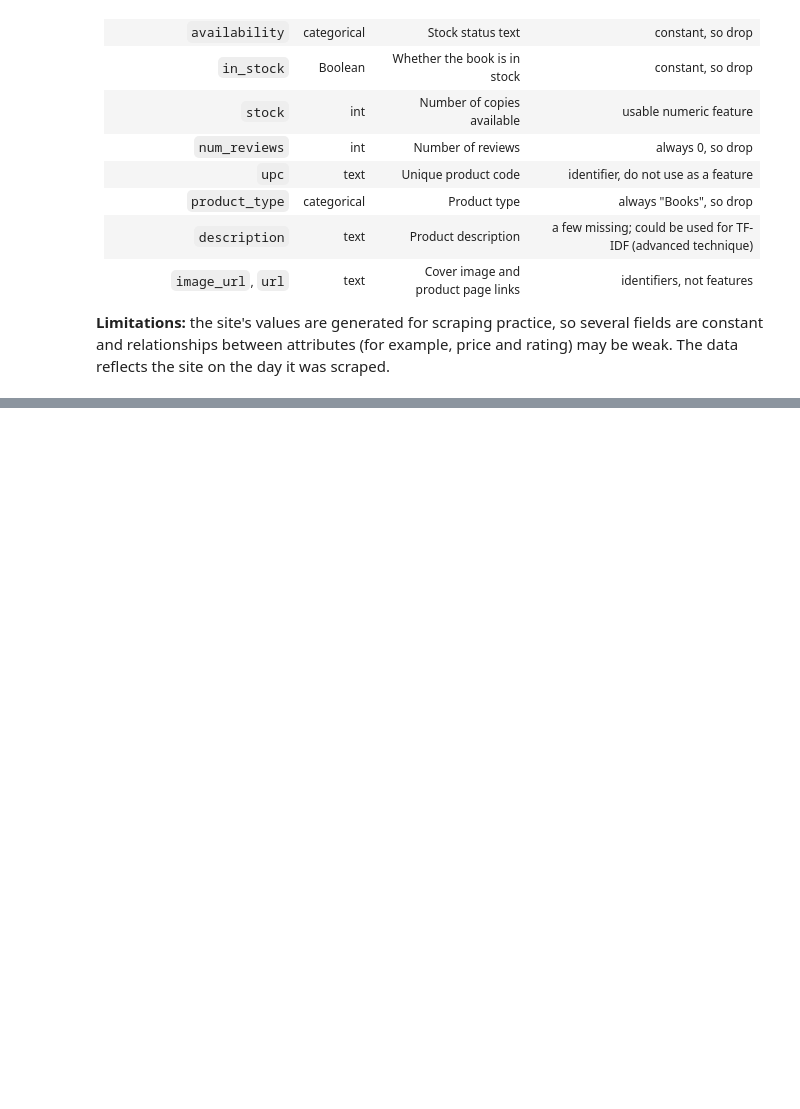
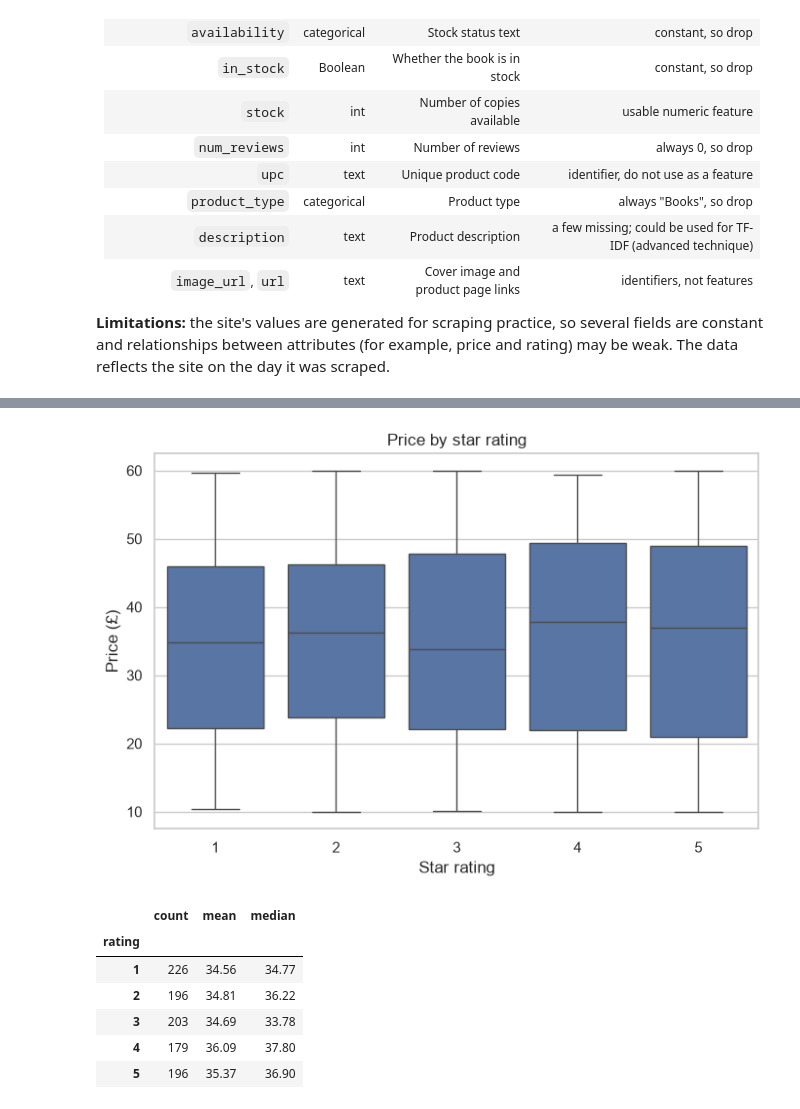
Before and after one commit to Sufwan499/E-CommerceProject_L250035, a Jupyter notebook: PFAI_Project_25L_0035.ipynb, the cells around one changed output, grey strips where cells are left out. Cells and saved outputs as stored; diff of their text form; code cells hidden in the pictures; blank space fills up the shorter version.

```diff
--- a/PFAI_Project_25L_0035.ipynb
+++ b/PFAI_Project_25L_0035.ipynb
@@ -533,0 +560,21 @@ Name: count, dtype: int64
+# %%
+import os
+import numpy as np
+import pandas as pd
+import matplotlib.pyplot as plt
+import seaborn as sns
+
+INPUT_FILE = "books_structured.csv"   # typed version saved in Part A (books_raw.csv is text only)
+FIG_DIR = "figures"
+os.makedirs(FIG_DIR, exist_ok=True)
+
+sns.set_theme(style="whitegrid", palette="deep")
+plt.rcParams["figure.dpi"] = 100
+
+def save(fig, name):
+    """Save a figure as PNG in figures/ so it can be reused in the report."""
+    fig.savefig(os.path.join(FIG_DIR, f"{name}.png"), bbox_inches="tight", dpi=150)
+
+df = pd.read_csv(INPUT_FILE)
+print(df.shape)
+df.head(3)
@@ -533,0 +755,19 @@ Name: count, dtype: int64
+# %%
+fig, ax = plt.subplots(figsize=(8, 5))
+sns.boxplot(data=df, x="rating", y="price", ax=ax)
+ax.set_title("Price by star rating")
+ax.set_xlabel("Star rating")
+ax.set_ylabel("Price (£)")
+save(fig, "03_price_by_rating_box")
+plt.show()
+
+df.groupby("rating")["price"].agg(["count", "mean", "median"]).round(2)
+# %% [output]
+[figure, added]
+|  | count | mean | median |
+| rating |  |  |  |
+| 1 | 226 | 34.56 | 34.77 |
+| 2 | 196 | 34.81 | 36.22 |
+| 3 | 203 | 34.69 | 33.78 |
+| 4 | 179 | 36.09 | 37.80 |
+| 5 | 196 | 35.37 | 36.90 |
```
Also changed, not shown: parts of 36 cells of this notebook.
